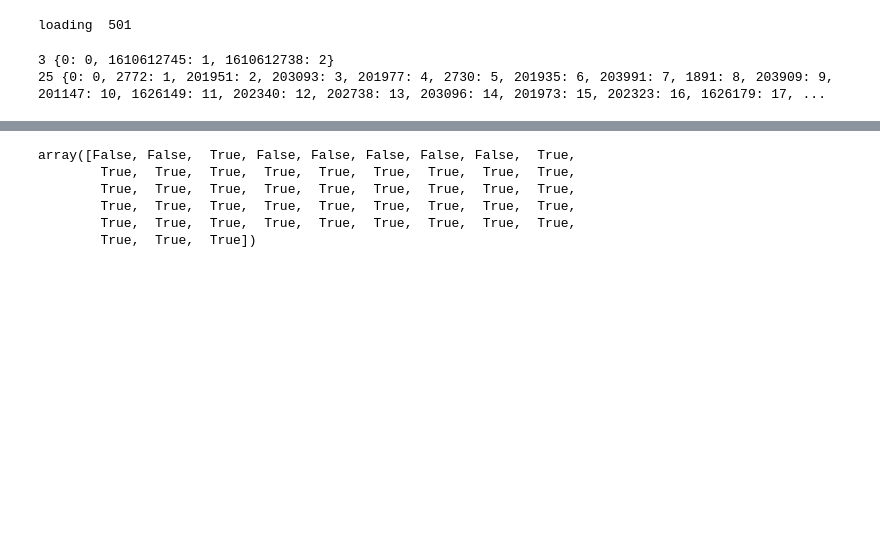
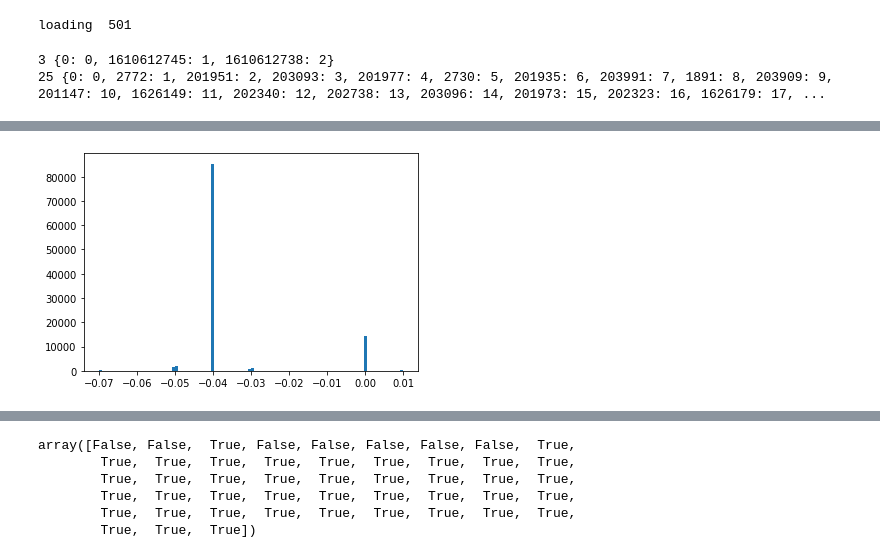
Before and after one commit to akarshkumar0101/basketball-rl, a Jupyter notebook: NBA-Player-Movements-master/testing.ipynb, the cells around one changed output, grey strips where cells are left out. Saved outputs shown, nothing was run; the diff lists cells and outputs as text; code cells hidden in the pictures; blank space fills up the shorter version.

```diff
--- a/NBA-Player-Movements-master/testing.ipynb
+++ b/NBA-Player-Movements-master/testing.ipynb
@@ -62,0 +97,5 @@ dg = preprocess.preprocess(dg_raw)
+# %%
+plt.hist(np.concatenate(a).clip(-.07, .01), bins=100);
+# plt.yscale('log')
+# %% [output]
+[figure, added]
```
Also changed, not shown: parts of 56 cells of this notebook, 4 other files.
